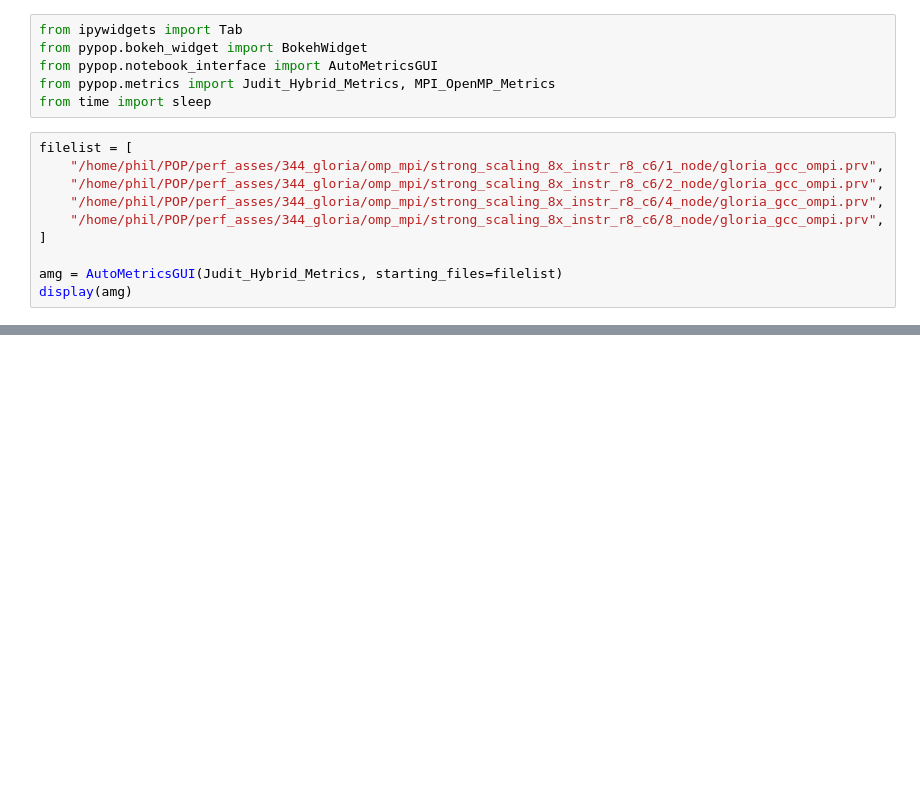
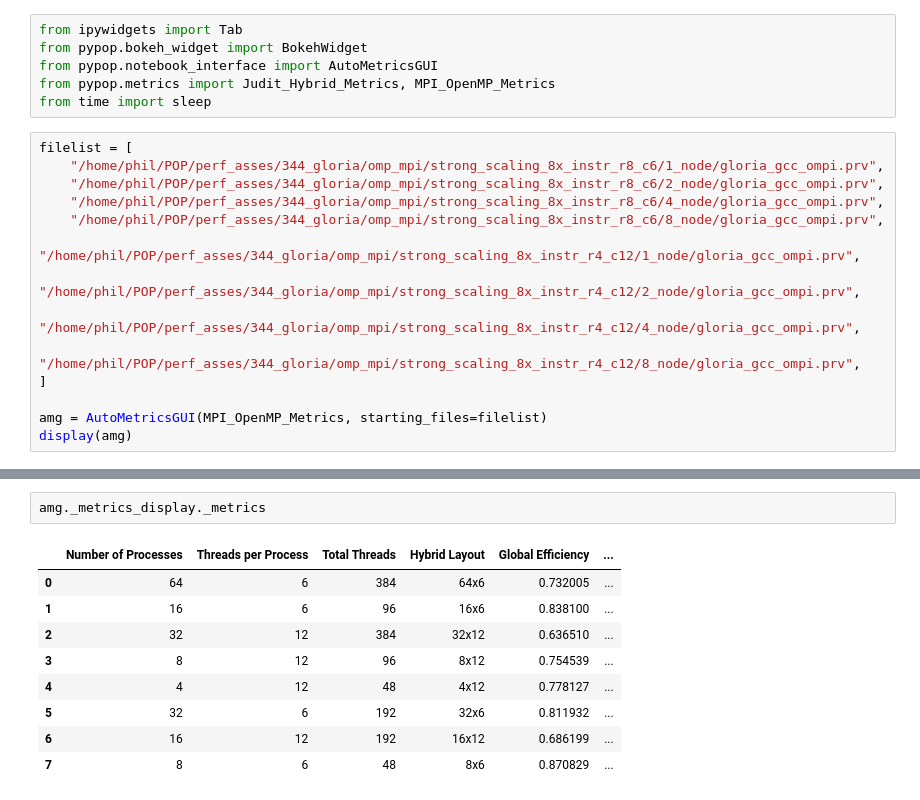
Before and after one commit to numericalalgorithmsgroup/pypop, a Jupyter notebook: pypop/examples/AutoMetrics.ipynb, the cells around one changed output, grey strips where cells are left out. Cells and saved outputs as stored; diff of their text form; blank space fills up the shorter version.

```diff
--- a/pypop/examples/AutoMetrics.ipynb
+++ b/pypop/examples/AutoMetrics.ipynb
@@ -10,9 +10,13 @@ filelist = [
     "/home/phil/POP/perf_asses/344_gloria/omp_mpi/strong_scaling_8x_instr_r8_c6/2_node/gloria_gcc_ompi.prv",
     "/home/phil/POP/perf_asses/344_gloria/omp_mpi/strong_scaling_8x_instr_r8_c6/4_node/gloria_gcc_ompi.prv",
     "/home/phil/POP/perf_asses/344_gloria/omp_mpi/strong_scaling_8x_instr_r8_c6/8_node/gloria_gcc_ompi.prv",
+    "/home/phil/POP/perf_asses/344_gloria/omp_mpi/strong_scaling_8x_instr_r4_c12/1_node/gloria_gcc_ompi.prv",
+    "/home/phil/POP/perf_asses/344_gloria/omp_mpi/strong_scaling_8x_instr_r4_c12/2_node/gloria_gcc_ompi.prv",
+    "/home/phil/POP/perf_asses/344_gloria/omp_mpi/strong_scaling_8x_instr_r4_c12/4_node/gloria_gcc_ompi.prv",
+    "/home/phil/POP/perf_asses/344_gloria/omp_mpi/strong_scaling_8x_instr_r4_c12/8_node/gloria_gcc_ompi.prv",
 ]
 
-amg = AutoMetricsGUI(Judit_Hybrid_Metrics, starting_files=filelist)
+amg = AutoMetricsGUI(MPI_OpenMP_Metrics, starting_files=filelist)
 display(amg)
 # %% [output]
 AutoMetricsGUI(children=(FileSelector(children=(GridBox(children=(Label(value='1', layout=Layout(width='2em'))…
@@ -19,0 +25,12 @@ AttributeError: 'ValidatingChooser' object has no attribute 'selected'
+# %%
+amg._metrics_display._metrics
+# %% [output]
+|  | Number of Processes | Threads per Process | Total Threads | Hybrid Layout | Global Efficiency | ... |
+| 0 | 64 | 6 | 384 | 64x6 | 0.732005 | ... |
+| 1 | 16 | 6 | 96 | 16x6 | 0.838100 | ... |
+| 2 | 32 | 12 | 384 | 32x12 | 0.636510 | ... |
+| 3 | 8 | 12 | 96 | 8x12 | 0.754539 | ... |
+| 4 | 4 | 12 | 48 | 4x12 | 0.778127 | ... |
+| 5 | 32 | 6 | 192 | 32x6 | 0.811932 | ... |
+| 6 | 16 | 12 | 192 | 16x12 | 0.686199 | ... |
+| 7 | 8 | 6 | 48 | 8x6 | 0.870829 | ... |
```
Also changed, not shown: parts of 1 cell of this notebook, 2 other files.
